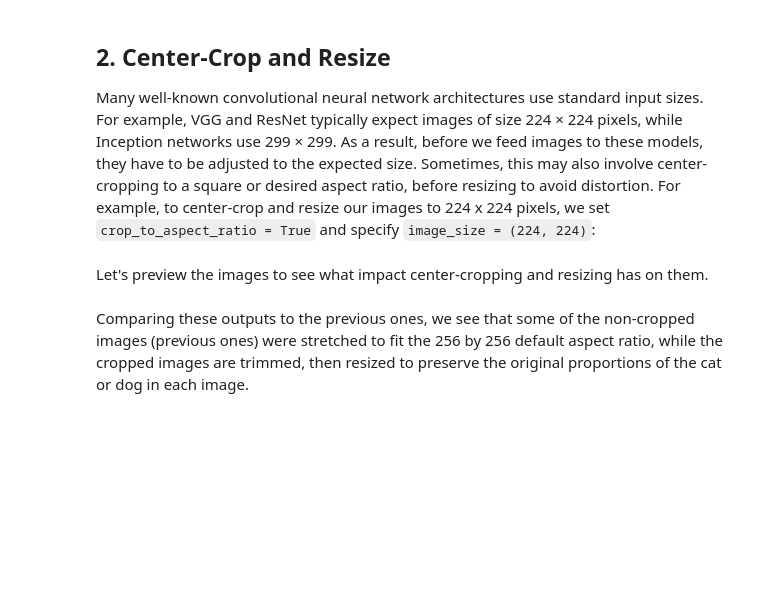
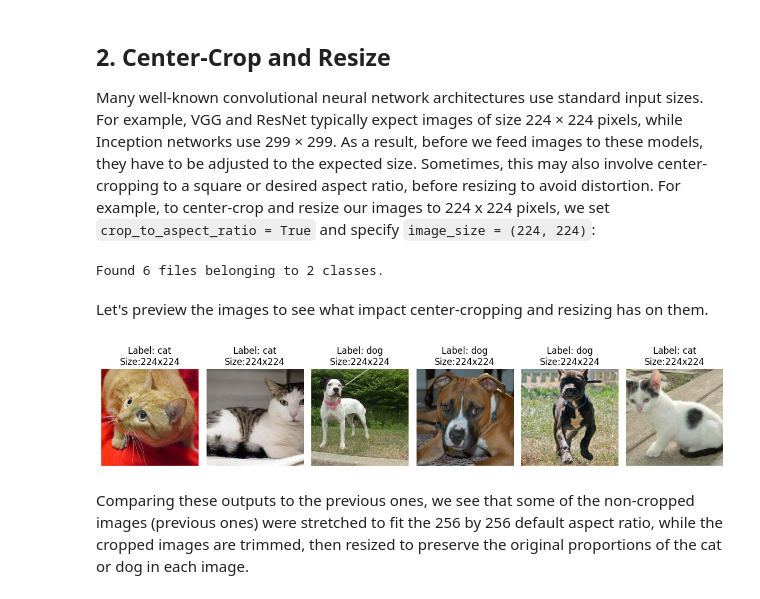
Before and after one commit to sakshigorkhali/CNN_classification, a Jupyter notebook: 01_04b.ipynb, the cells around one changed output. Drawn from its saved outputs; the diff is of its cells as text; code cells hidden in the pictures; blank space fills up the shorter version.

Commit message:
Preprocess image data

```diff
--- a/01_04b.ipynb
+++ b/01_04b.ipynb
@@ -74,7 +73,7 @@ Let's take a look at the imported images to see what they look like. We start by
 def display_images(image_batch, label_batch):
   class_names = images.class_names
   plt.figure(figsize = (12,3))
-  for i in range(len(images.class_names)):
+  for i in range(len(image_batch)):
     ax = plt.subplot(1, len(image_batch), i + 1)
     img = image_batch[i].numpy().astype('uint8')
     lbl = class_names[int(label_batch[i])]
@@ -99,8 +98,25 @@ Now we see that each of the images have been resized to 256 by 256 pixels, which
 # %% [markdown]
 ## 2. Center-Crop and Resize
 Many well-known convolutional neural network architectures use standard input sizes. For example, VGG and ResNet typically expect images of size 224 × 224 pixels, while Inception networks use 299 × 299. As a result, before we feed images to these models, they have to be adjusted to the expected size. Sometimes, this may also involve center-cropping to a square or desired aspect ratio, before resizing to avoid distortion. For example, to center-crop and resize our images to 224 x 224 pixels, we set `crop_to_aspect_ratio = True` and specify `image_size = (224, 224)`:
+# %%
+cropped_images = image_dataset_from_directory(
+    base_dir,
+    labels = 'inferred',
+    label_mode = 'int',
+    crop_to_aspect_ratio = True,
+    image_size = (224, 224),
+    batch_size = 6,
+    seed =1234
+)
+# %% [output]
+Found 6 files belonging to 2 classes.
 # %% [markdown]
 Let's preview the images to see what impact center-cropping and resizing has on them.
+# %%
+for image_batch, label_batch in cropped_images.take(1):
+  display_images(image_batch, label_batch)
+# %% [output]
+[figure, added]
 # %% [markdown]
 Comparing these outputs to the previous ones, we see that some of the non-cropped images (previous ones) were stretched to fit the 256 by 256 default aspect ratio, while the cropped images are trimmed, then resized to preserve the original proportions of the cat or dog in each image.
 # %% [markdown]
```
Also changed, not shown: parts of 5 cells of this notebook.
